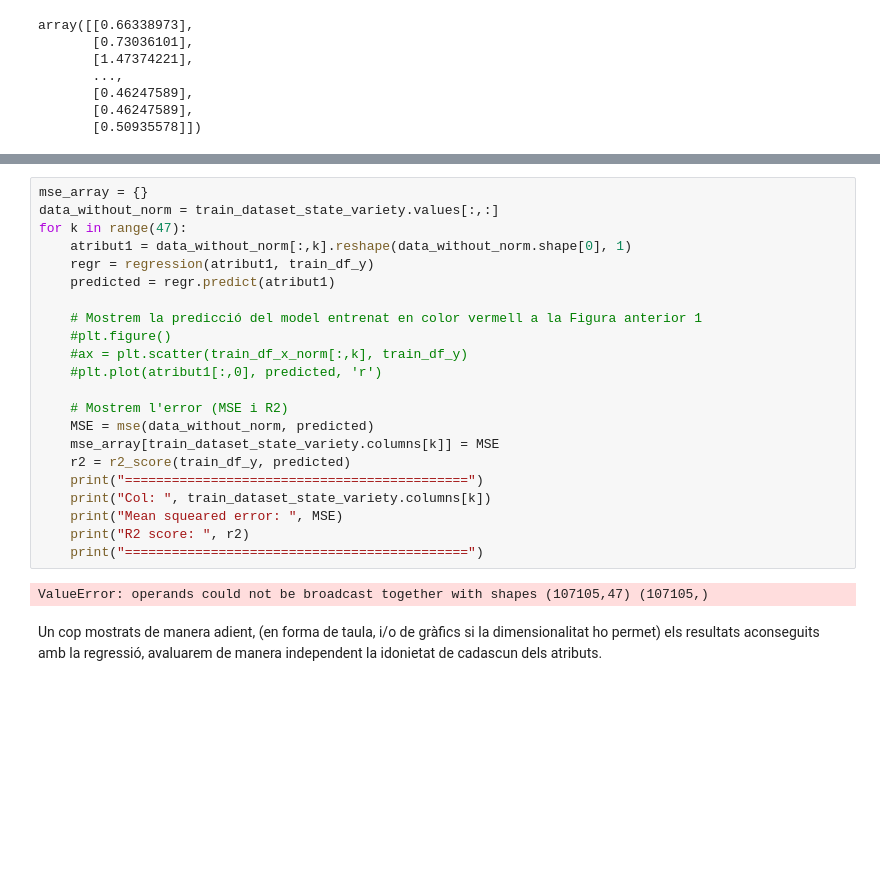
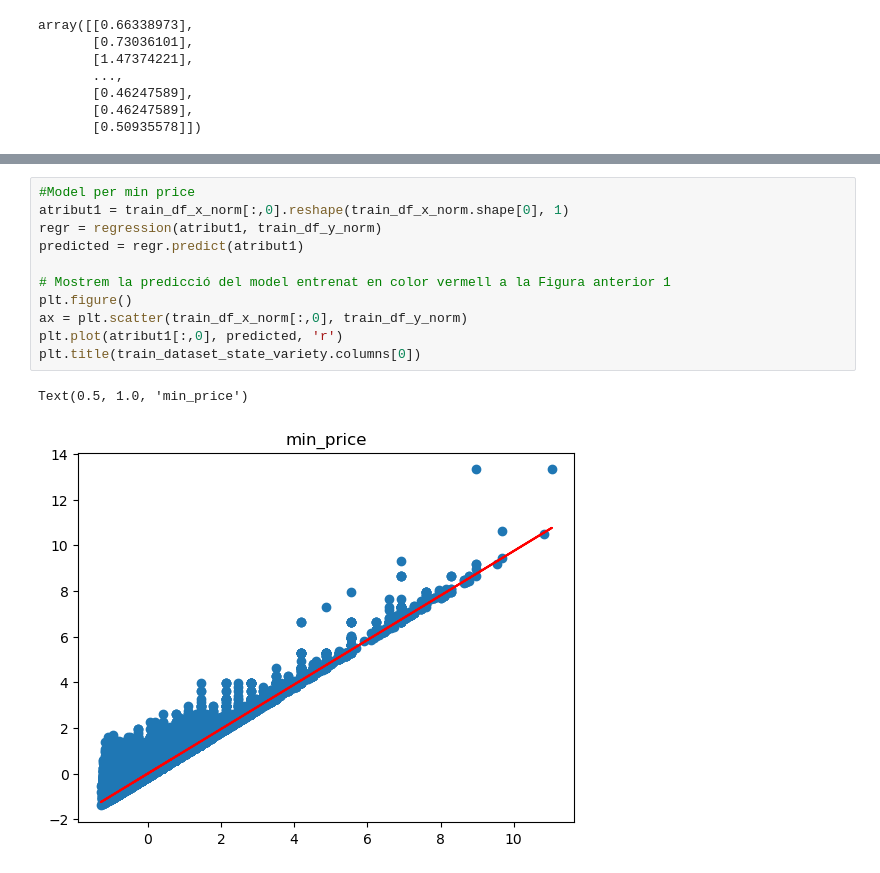
Before and after one commit to jonaprg/Onion-Price-prediction-using-regression, a Jupyter notebook: Practica1-RegressionGPA404.ipynb, the cells around one changed output, grey strips where cells are left out. Drawn from its saved outputs; the diff is of its cells as text; blank space fills up the shorter version.

```diff
--- a/Practica1-RegressionGPA404.ipynb
+++ b/Practica1-RegressionGPA404.ipynb
@@ -386,26 +408,14 @@ R2 score:  0.00032334276501055914
 # %%
-mse_array = {}
-data_without_norm = train_dataset_state_variety.values[:,:]
-for k in range(47):
-    atribut1 = data_without_norm[:,k].reshape(data_without_norm.shape[0], 1)
-    regr = regression(atribut1, train_df_y)
-    predicted = regr.predict(atribut1)
+#Model per min price
+atribut1 = train_df_x_norm[:,0].reshape(train_df_x_norm.shape[0], 1)
+regr = regression(atribut1, train_df_y_norm)
+predicted = regr.predict(atribut1)
 
-    # Mostrem la predicció del model entrenat en color vermell a la Figura anterior 1
-    #plt.figure()
-    #ax = plt.scatter(train_df_x_norm[:,k], train_df_y)
-    #plt.plot(atribut1[:,0], predicted, 'r')
-
-    # Mostrem l'error (MSE i R2)
-    MSE = mse(data_without_norm, predicted)
-    mse_array[train_dataset_state_variety.columns[k]] = MSE
-    r2 = r2_score(train_df_y, predicted)
-    print("============================================")
-    print("Col: ", train_dataset_state_variety.columns[k])
-    print("Mean squeared error: ", MSE)
-    print("R2 score: ", r2)
-    print("============================================")
+# Mostrem la predicció del model entrenat en color vermell a la Figura anterior 1
+plt.figure()
+ax = plt.scatter(train_df_x_norm[:,0], train_df_y_norm)
+plt.plot(atribut1[:,0], predicted, 'r')
+plt.title(train_dataset_state_variety.columns[0])
 # %% [output]
-ValueError: operands could not be broadcast together with shapes (107105,47) (107105,)
+Text(0.5, 1.0, 'min_price')
+[figure, added]
-# %% [markdown]
-Un cop mostrats de manera adient, (en forma de taula, i/o de gràfics si la dimensionalitat ho permet) els resultats aconseguits amb la regressió, avaluarem de manera independent la idonietat de cadascun dels atributs.
```
Also changed, not shown: parts of 38 cells of this notebook.
